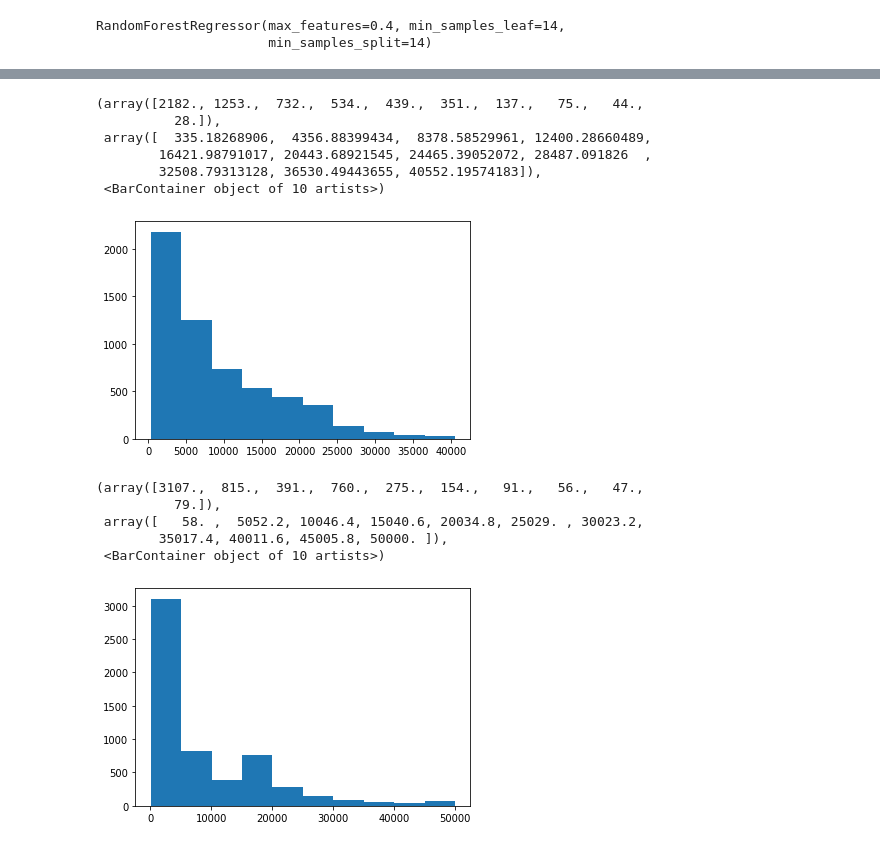
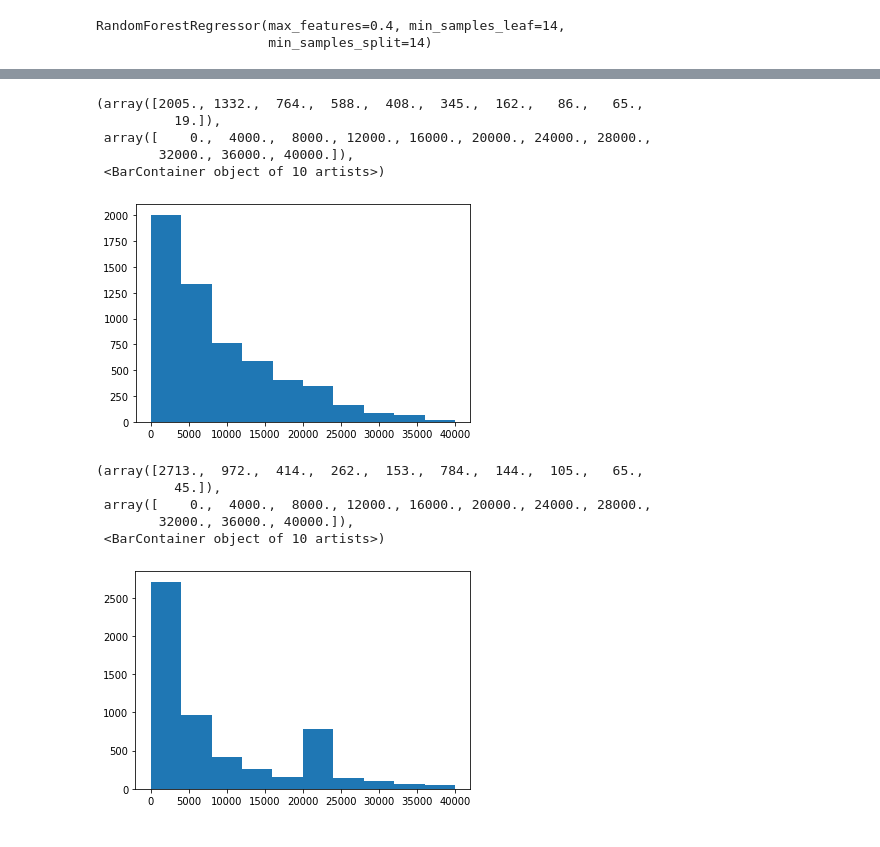
Before and after one commit to Rvanelven/steamator, a Jupyter notebook: notebooks/Test_final.ipynb, the cells around one changed output, grey strips where cells are left out. Saved outputs shown, nothing was run; the diff lists cells and outputs as text; code cells hidden in the pictures.

```diff
--- a/notebooks/Test_final.ipynb
+++ b/notebooks/Test_final.ipynb
@@ -98,0 +65,8 @@ Index([         'steam_appid',                 'name',           'top_5_tags',
+# %%
+youtube = youtube.rename(columns={'id': 'steam_appid'})
+data = data.merge(youtube,  on='steam_appid', how='inner')
+# %%
+condition = lambda x: 1 if x > 1 else 0
+# %%
+data.views = data.views.apply(condition)
+data.comments = data.comments.apply(condition)
@@ -99,4 +89,4 @@ Index([         'steam_appid',                 'name',           'top_5_tags',
 # %%
-X = data.drop(columns=['steam_appid', 'top_5_tags', 'owner_estimated','name', 'nb_review', 'sells_per_days', 'platforms', 'ratio', 'is_a_remake', 'topic_10' ])
+X = data.drop(columns=['best_topic','steam_appid', 'name','top_5_tags', 'developer', 'publisher', 'owner_estimated', 'ratio', 'nb_review', 'sells_per_days', 'is_a_remake', '0', '1', '2', '3', '4', 'nb_game_by_publisher', 'indé'])
 y = data['owner_estimated']
 # %%
@@ -180,22 +173,21 @@ cv_results['test_score'].mean()
 # %%
-plt.hist(model.predict(X_test))
+plt.hist(model.predict(X_test), range=(0, 40000))
 # %% [output]
-(array([2182., 1253.,  732.,  534.,  439.,  351.,  137.,   75.,   44.,
-          28.]),
- array([  335.18268906,  4356.88399434,  8378.58529961, 12400.28660489,
-        16421.98791017, 20443.68921545, 24465.39052072, 28487.091826  ,
-        32508.79313128, 36530.49443655, 40552.19574183]),
+(array([2005., 1332.,  764.,  588.,  408.,  345.,  162.,   86.,   65.,
+          19.]),
+ array([    0.,  4000.,  8000., 12000., 16000., 20000., 24000., 28000.,
+        32000., 36000., 40000.]),
  <BarContainer object of 10 artists>)
-[figure, old version]
+[figure, new version]
 # %%
-plt.hist(y_test)
+plt.hist(y_test, range=(0, 40000))
 # %% [output]
-(array([3107.,  815.,  391.,  760.,  275.,  154.,   91.,   56.,   47.,
-          79.]),
- array([   58. ,  5052.2, 10046.4, 15040.6, 20034.8, 25029. , 30023.2,
-        35017.4, 40011.6, 45005.8, 50000. ]),
+(array([2713.,  972.,  414.,  262.,  153.,  784.,  144.,  105.,   65.,
+          45.]),
+ array([    0.,  4000.,  8000., 12000., 16000., 20000., 24000., 28000.,
+        32000., 36000., 40000.]),
  <BarContainer object of 10 artists>)
-[figure, old version]
+[figure, new version]
 # %%
 from sklearn.linear_model import Ridge, Lasso, LinearRegression
 
```
Also changed, not shown: parts of 22 cells of this notebook, 5 other files.
